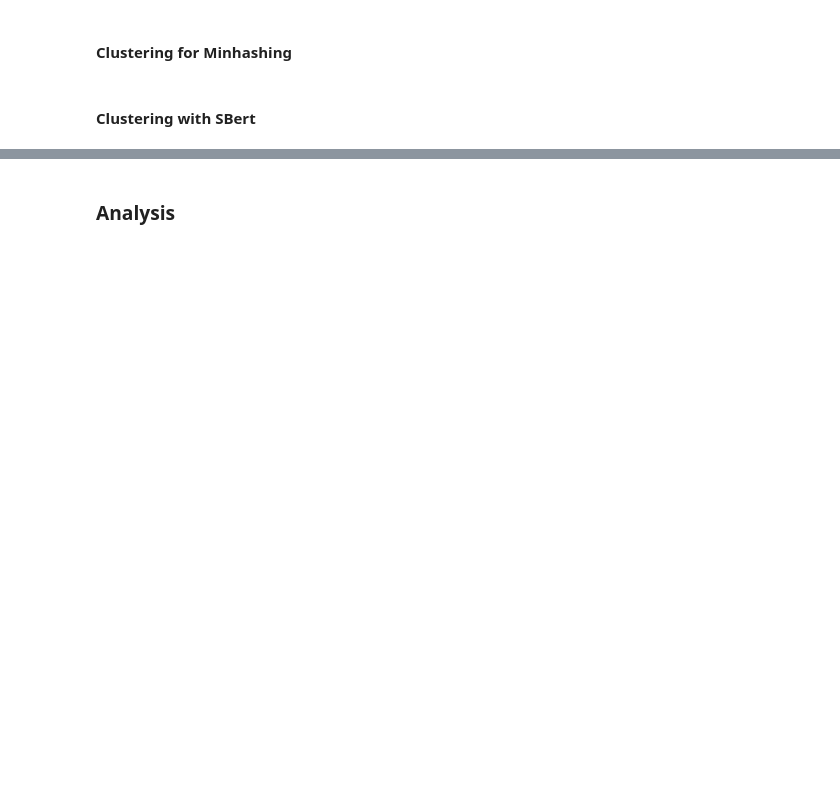
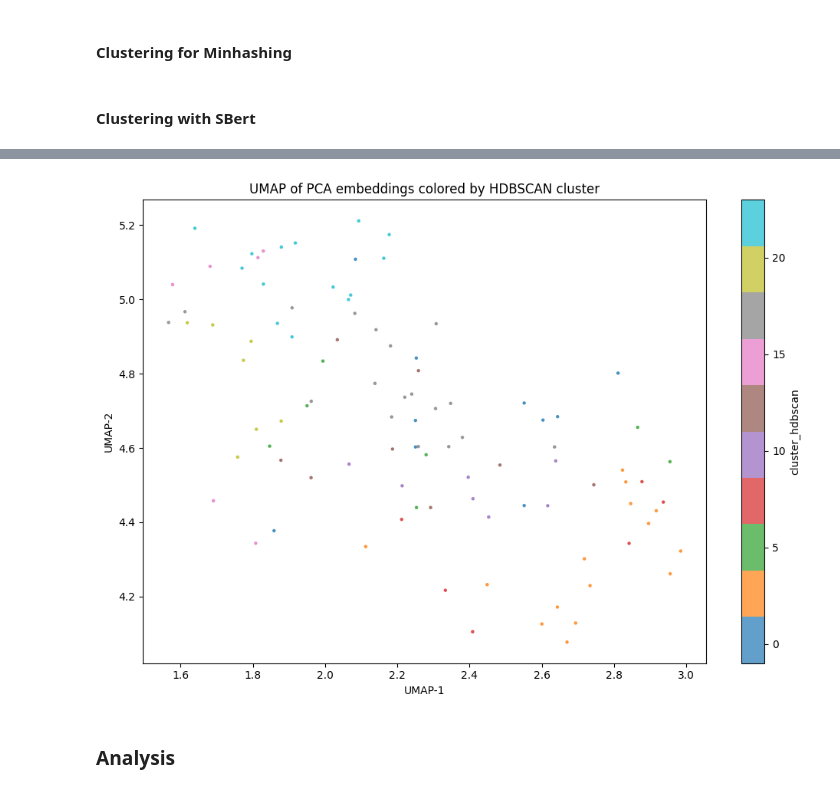
Before and after one commit to tanjapock/AmazonReview, a Jupyter notebook: book_reviews.ipynb, the cells around one changed output, grey strips where cells are left out. Drawn from its saved outputs; the diff is of its cells as text; code cells hidden in the pictures; blank space fills up the shorter version.

```diff
--- a/book_reviews.ipynb
+++ b/book_reviews.ipynb
@@ -199,0 +413,7 @@ pq.write_table(table, "book_reviews_with_embeddings.parquet")
+# %%
+clusterer = hdbscan.HDBSCAN(
+        min_cluster_size=2,
+        min_samples=1,
+        metric='euclidean'
+    )
+labels_db = clusterer.fit_predict(X_umap15)
@@ -200,2 +470,24 @@ pq.write_table(table, "book_reviews_with_embeddings.parquet")
+# %%
+# UMAP for Hdbscan
+plt.figure(figsize=(10, 7))
+sc = plt.scatter(
+    X_umap15[:, 0],
+    X_umap15[:, 1],
+    c=labels_db,
+    s=5,
+    alpha=0.7,
+    cmap="tab10"
+)
+plt.colorbar(sc, label="cluster_hdbscan")
+plt.title("UMAP of PCA embeddings colored by HDBSCAN cluster")
+plt.xlabel("UMAP-1")
+plt.ylabel("UMAP-2")
+plt.tight_layout()
+#out_path = "umap_pca_clusters_hdbscan_100.png"
+#plt.savefig(out_path, dpi=300)
+plt.show()
+plt.close()
+# %% [output]
+[figure, added]
 # %% [markdown]
 ### Analysis
```
Also changed, not shown: parts of 32 cells of this notebook.
